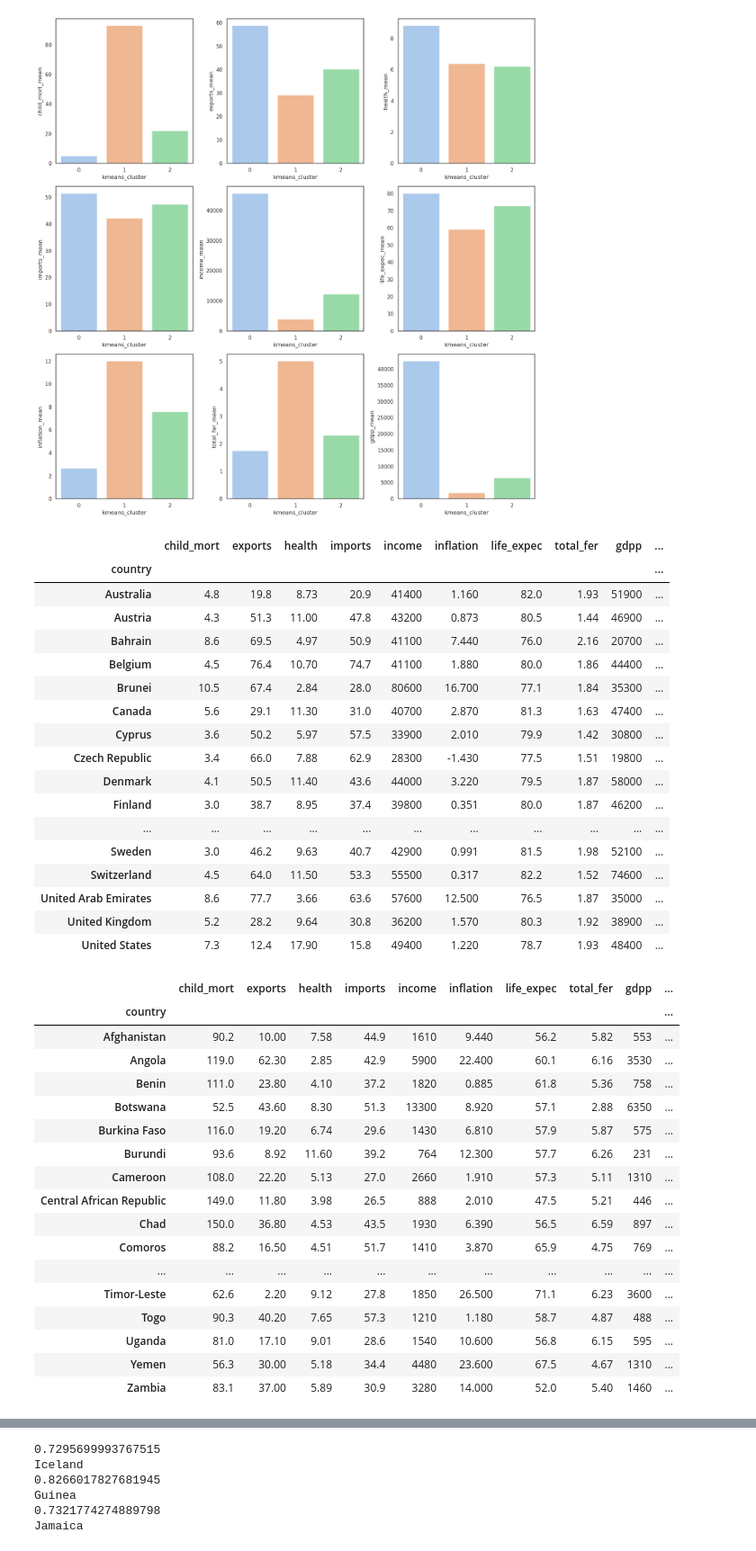
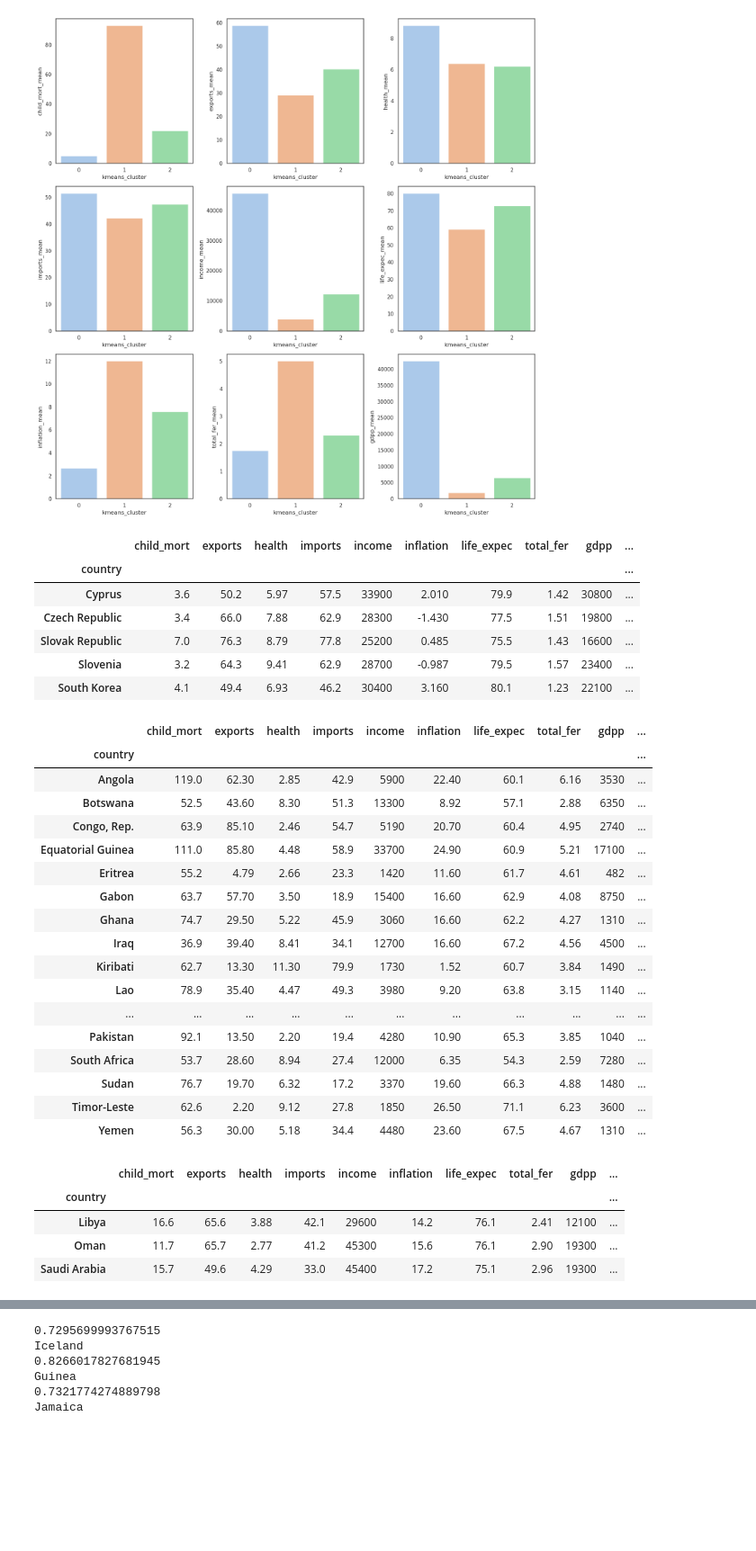
Before and after one commit to higoreller/clustering, a Jupyter notebook: src/portfolio_projects/country_clustering_v2.ipynb, the cells around one changed output, grey strips where cells are left out. Shown: that part at 90% size. Drawn from its saved outputs; the diff is of its cells as text; code cells hidden in the pictures; blank space fills up the shorter version.

```diff
--- a/src/portfolio_projects/country_clustering_v2.ipynb
+++ b/src/portfolio_projects/country_clustering_v2.ipynb
@@ -268,46 +302,44 @@ sns.barplot(x=country_data_clustered.kmeans_cluster, y=country_data_clustered.gd
 plt.tight_layout()
 # %% [output]
 [figure]
+# %%
+# Pegando os resultados que foram agrupados em clusters diferentes do cluster zero no K-médias
+country_data[country_data.kmeans_cluster == 0].loc[country_data.hier_cluster != 0]
+# %% [output]
+|  | child_mort | exports | health | imports | income | inflation | life_expec | total_fer | gdpp | ... |
+| country |  |  |  |  |  |  |  |  |  | ... |
+| Cyprus | 3.6 | 50.2 | 5.97 | 57.5 | 33900 | 2.010 | 79.9 | 1.42 | 30800 | ... |
+| Czech Republic | 3.4 | 66.0 | 7.88 | 62.9 | 28300 | -1.430 | 77.5 | 1.51 | 19800 | ... |
+| Slovak Republic | 7.0 | 76.3 | 8.79 | 77.8 | 25200 | 0.485 | 75.5 | 1.43 | 16600 | ... |
+| Slovenia | 3.2 | 64.3 | 9.41 | 62.9 | 28700 | -0.987 | 79.5 | 1.57 | 23400 | ... |
+| South Korea | 4.1 | 49.4 | 6.93 | 46.2 | 30400 | 3.160 | 80.1 | 1.23 | 22100 | ... |
 # %%
-country_data[country_data.kmeans_cluster == 0]
+country_data[country_data.kmeans_cluster == 1].loc[country_data.hier_cluster != 2]
 # %% [output]
 |  | child_mort | exports | health | imports | income | inflation | life_expec | total_fer | gdpp | ... |
 | country |  |  |  |  |  |  |  |  |  | ... |
-| Australia | 4.8 | 19.8 | 8.73 | 20.9 | 41400 | 1.160 | 82.0 | 1.93 | 51900 | ... |
-| Austria | 4.3 | 51.3 | 11.00 | 47.8 | 43200 | 0.873 | 80.5 | 1.44 | 46900 | ... |
-| Bahrain | 8.6 | 69.5 | 4.97 | 50.9 | 41100 | 7.440 | 76.0 | 2.16 | 20700 | ... |
-| Belgium | 4.5 | 76.4 | 10.70 | 74.7 | 41100 | 1.880 | 80.0 | 1.86 | 44400 | ... |
-| Brunei | 10.5 | 67.4 | 2.84 | 28.0 | 80600 | 16.700 | 77.1 | 1.84 | 35300 | ... |
-| Canada | 5.6 | 29.1 | 11.30 | 31.0 | 40700 | 2.870 | 81.3 | 1.63 | 47400 | ... |
-| Cyprus | 3.6 | 50.2 | 5.97 | 57.5 | 33900 | 2.010 | 79.9 | 1.42 | 30800 | ... |
-| Czech Republic | 3.4 | 66.0 | 7.88 | 62.9 | 28300 | -1.430 | 77.5 | 1.51 | 19800 | ... |
-| Denmark | 4.1 | 50.5 | 11.40 | 43.6 | 44000 | 3.220 | 79.5 | 1.87 | 58000 | ... |
-| Finland | 3.0 | 38.7 | 8.95 | 37.4 | 39800 | 0.351 | 80.0 | 1.87 | 46200 | ... |
+| Angola | 119.0 | 62.30 | 2.85 | 42.9 | 5900 | 22.40 | 60.1 | 6.16 | 3530 | ... |
+| Botswana | 52.5 | 43.60 | 8.30 | 51.3 | 13300 | 8.92 | 57.1 | 2.88 | 6350 | ... |
+| Congo, Rep. | 63.9 | 85.10 | 2.46 | 54.7 | 5190 | 20.70 | 60.4 | 4.95 | 2740 | ... |
+| Equatorial Guinea | 111.0 | 85.80 | 4.48 | 58.9 | 33700 | 24.90 | 60.9 | 5.21 | 17100 | ... |
+| Eritrea | 55.2 | 4.79 | 2.66 | 23.3 | 1420 | 11.60 | 61.7 | 4.61 | 482 | ... |
+| Gabon | 63.7 | 57.70 | 3.50 | 18.9 | 15400 | 16.60 | 62.9 | 4.08 | 8750 | ... |
+| Ghana | 74.7 | 29.50 | 5.22 | 45.9 | 3060 | 16.60 | 62.2 | 4.27 | 1310 | ... |
+| Iraq | 36.9 | 39.40 | 8.41 | 34.1 | 12700 | 16.60 | 67.2 | 4.56 | 4500 | ... |
+| Kiribati | 62.7 | 13.30 | 11.30 | 79.9 | 1730 | 1.52 | 60.7 | 3.84 | 1490 | ... |
+| Lao | 78.9 | 35.40 | 4.47 | 49.3 | 3980 | 9.20 | 63.8 | 3.15 | 1140 | ... |
 | ... | ... | ... | ... | ... | ... | ... | ... | ... | ... | ... |
-| Sweden | 3.0 | 46.2 | 9.63 | 40.7 | 42900 | 0.991 | 81.5 | 1.98 | 52100 | ... |
-| Switzerland | 4.5 | 64.0 | 11.50 | 53.3 | 55500 | 0.317 | 82.2 | 1.52 | 74600 | ... |
-| United Arab Emirates | 8.6 | 77.7 | 3.66 | 63.6 | 57600 | 12.500 | 76.5 | 1.87 | 35000 | ... |
-| United Kingdom | 5.2 | 28.2 | 9.64 | 30.8 | 36200 | 1.570 | 80.3 | 1.92 | 38900 | ... |
-| United States | 7.3 | 12.4 | 17.90 | 15.8 | 49400 | 1.220 | 78.7 | 1.93 | 48400 | ... |
+| Pakistan | 92.1 | 13.50 | 2.20 | 19.4 | 4280 | 10.90 | 65.3 | 3.85 | 1040 | ... |
+| South Africa | 53.7 | 28.60 | 8.94 | 27.4 | 12000 | 6.35 | 54.3 | 2.59 | 7280 | ... |
+| Sudan | 76.7 | 19.70 | 6.32 | 17.2 | 3370 | 19.60 | 66.3 | 4.88 | 1480 | ... |
+| Timor-Leste | 62.6 | 2.20 | 9.12 | 27.8 | 1850 | 26.50 | 71.1 | 6.23 | 3600 | ... |
+| Yemen | 56.3 | 30.00 | 5.18 | 34.4 | 4480 | 23.60 | 67.5 | 4.67 | 1310 | ... |
 # %%
-country_data[country_data.kmeans_cluster == 1]
+country_data[country_data.kmeans_cluster == 2].loc[country_data.hier_cluster != 1]
 # %% [output]
 |  | child_mort | exports | health | imports | income | inflation | life_expec | total_fer | gdpp | ... |
 | country |  |  |  |  |  |  |  |  |  | ... |
-| Afghanistan | 90.2 | 10.00 | 7.58 | 44.9 | 1610 | 9.440 | 56.2 | 5.82 | 553 | ... |
-| Angola | 119.0 | 62.30 | 2.85 | 42.9 | 5900 | 22.400 | 60.1 | 6.16 | 3530 | ... |
-| Benin | 111.0 | 23.80 | 4.10 | 37.2 | 1820 | 0.885 | 61.8 | 5.36 | 758 | ... |
-| Botswana | 52.5 | 43.60 | 8.30 | 51.3 | 13300 | 8.920 | 57.1 | 2.88 | 6350 | ... |
-| Burkina Faso | 116.0 | 19.20 | 6.74 | 29.6 | 1430 | 6.810 | 57.9 | 5.87 | 575 | ... |
-| Burundi | 93.6 | 8.92 | 11.60 | 39.2 | 764 | 12.300 | 57.7 | 6.26 | 231 | ... |
-| Cameroon | 108.0 | 22.20 | 5.13 | 27.0 | 2660 | 1.910 | 57.3 | 5.11 | 1310 | ... |
-| Central African Republic | 149.0 | 11.80 | 3.98 | 26.5 | 888 | 2.010 | 47.5 | 5.21 | 446 | ... |
-| Chad | 150.0 | 36.80 | 4.53 | 43.5 | 1930 | 6.390 | 56.5 | 6.59 | 897 | ... |
-| Comoros | 88.2 | 16.50 | 4.51 | 51.7 | 1410 | 3.870 | 65.9 | 4.75 | 769 | ... |
-| ... | ... | ... | ... | ... | ... | ... | ... | ... | ... | ... |
-| Timor-Leste | 62.6 | 2.20 | 9.12 | 27.8 | 1850 | 26.500 | 71.1 | 6.23 | 3600 | ... |
-| Togo | 90.3 | 40.20 | 7.65 | 57.3 | 1210 | 1.180 | 58.7 | 4.87 | 488 | ... |
-| Uganda | 81.0 | 17.10 | 9.01 | 28.6 | 1540 | 10.600 | 56.8 | 6.15 | 595 | ... |
-| Yemen | 56.3 | 30.00 | 5.18 | 34.4 | 4480 | 23.600 | 67.5 | 4.67 | 1310 | ... |
-| Zambia | 83.1 | 37.00 | 5.89 | 30.9 | 3280 | 14.000 | 52.0 | 5.40 | 1460 | ... |
+| Libya | 16.6 | 65.6 | 3.88 | 42.1 | 29600 | 14.2 | 76.1 | 2.41 | 12100 | ... |
+| Oman | 11.7 | 65.7 | 2.77 | 41.2 | 45300 | 15.6 | 76.1 | 2.90 | 19300 | ... |
+| Saudi Arabia | 15.7 | 49.6 | 4.29 | 33.0 | 45400 | 17.2 | 75.1 | 2.96 | 19300 | ... |
 # %%
```
Also changed, not shown: parts of 23 cells of this notebook, 1 other file.
